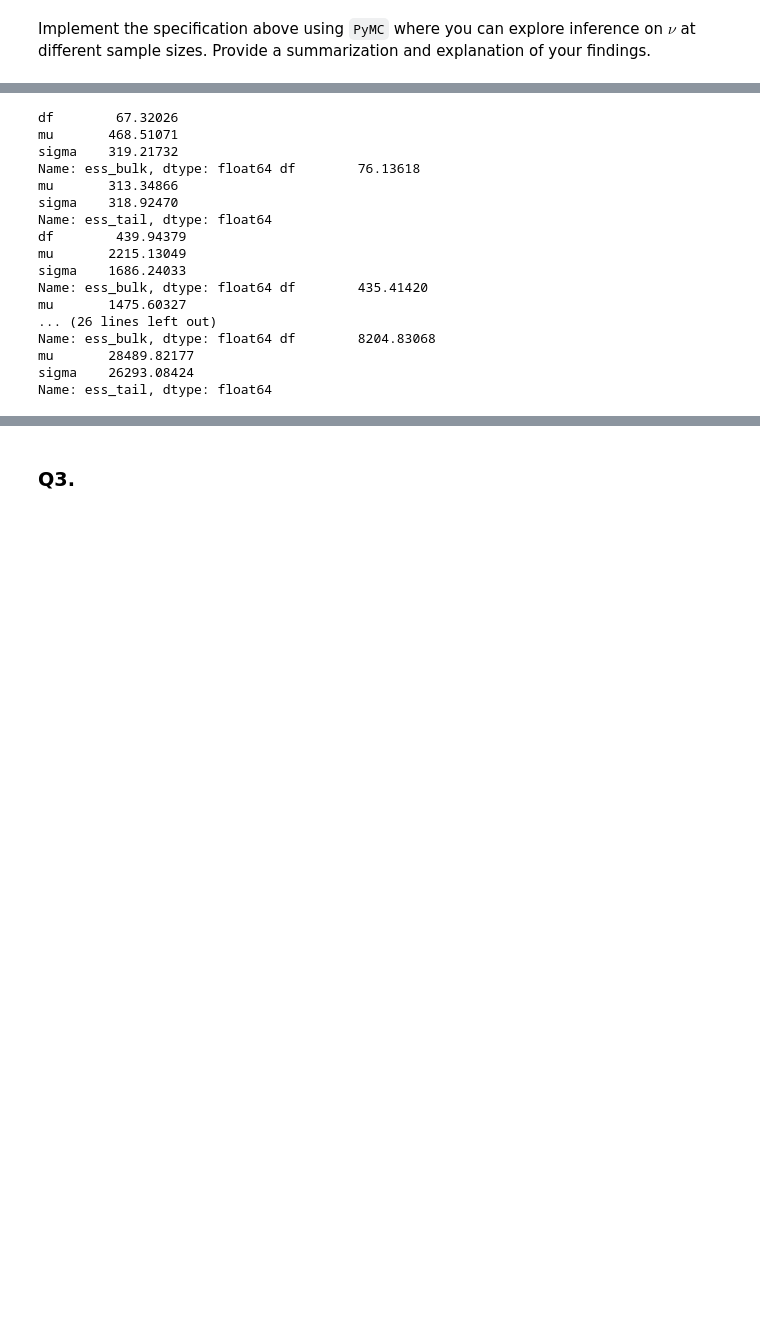
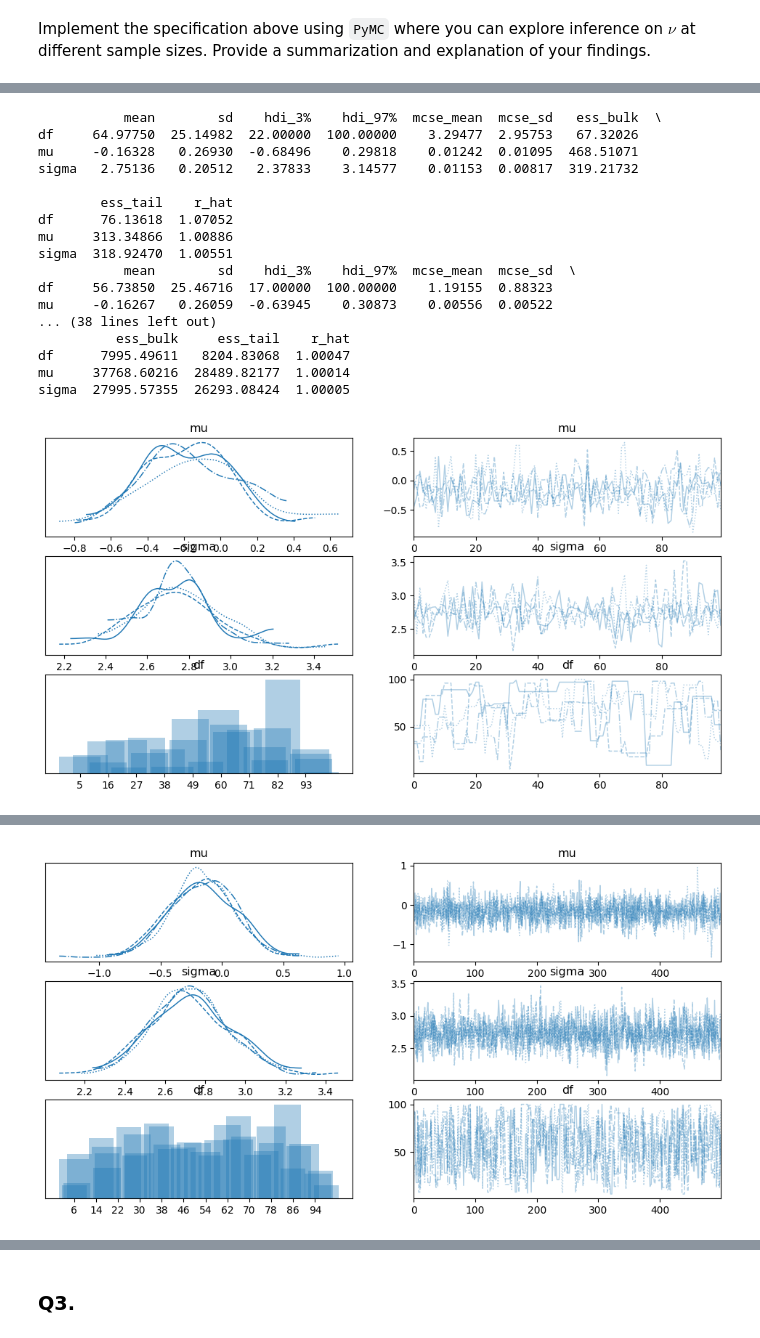
Before and after one commit to imSebin/Bayesian-Statistics-101, a Jupyter notebook: STA365HW6.ipynb, the cells around one changed output, grey strips where cells are left out. Saved outputs shown, nothing was run; the diff lists cells and outputs as text; code cells hidden in the pictures; blank space fills up the shorter version.

```diff
--- a/STA365HW6.ipynb
+++ b/STA365HW6.ipynb
@@ -95,24 +95,29 @@ ERROR:pymc.stats.convergence:The effective sample size per chain is smaller than
 [interactive output not drawn]
 [interactive output not drawn]
 [drawing not drawn]
-# %%
-for i in range(len(idata_)):
-    print(az.summary(idata_[i], round_to=5)["ess_bulk"], az.summary(idata_[i], round_to=5)["ess_tail"])
-# %% [output]
-df        67.32026
-mu       468.51071
-sigma    319.21732
-Name: ess_bulk, dtype: float64 df        76.13618
-mu       313.34866
-sigma    318.92470
-Name: ess_tail, dtype: float64
-df        439.94379
-mu       2215.13049
-sigma    1686.24033
-Name: ess_bulk, dtype: float64 df        435.41420
-mu       1475.60327
-... (26 lines left out)
-Name: ess_bulk, dtype: float64 df        8204.83068
-mu       28489.82177
-sigma    26293.08424
-Name: ess_tail, dtype: float64
+# %%
+for i in range(len(idata_)):
+    az.plot_trace(idata_[i], var_names=["mu", "sigma", "df"])
+    az.plot_forest(idata_[i], var_names=["mu", "sigma", "df"], combined=True, hdi_prob=0.95, r_hat=True)
+
+for i in range(len(idata_)):
+    print(az.summary(idata_[i], round_to=5))
+# %% [output]
+           mean        sd    hdi_3%    hdi_97%  mcse_mean  mcse_sd   ess_bulk  \
+df     64.97750  25.14982  22.00000  100.00000    3.29477  2.95753   67.32026
+mu     -0.16328   0.26930  -0.68496    0.29818    0.01242  0.01095  468.51071
+sigma   2.75136   0.20512   2.37833    3.14577    0.01153  0.00817  319.21732
+
+        ess_tail    r_hat
+df      76.13618  1.07052
+mu     313.34866  1.00886
+sigma  318.92470  1.00551
+           mean        sd    hdi_3%    hdi_97%  mcse_mean  mcse_sd  \
+df     56.73850  25.46716  17.00000  100.00000    1.19155  0.88323
+mu     -0.16267   0.26059  -0.63945    0.30873    0.00556  0.00522
+... (38 lines left out)
+          ess_bulk     ess_tail    r_hat
+df      7995.49611   8204.83068  1.00047
+mu     37768.60216  28489.82177  1.00014
+sigma  27995.57355  26293.08424  1.00005
+[figure, added]
@@ -118,0 +125 @@ Name: ess_tail, dtype: float64
+[figure, added]
```
Also changed, not shown: parts of 1 cell of this notebook.
